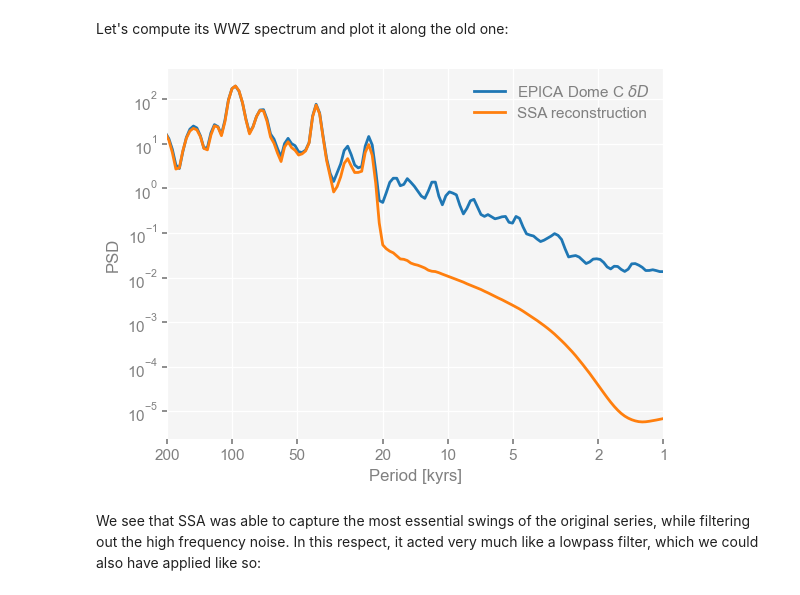
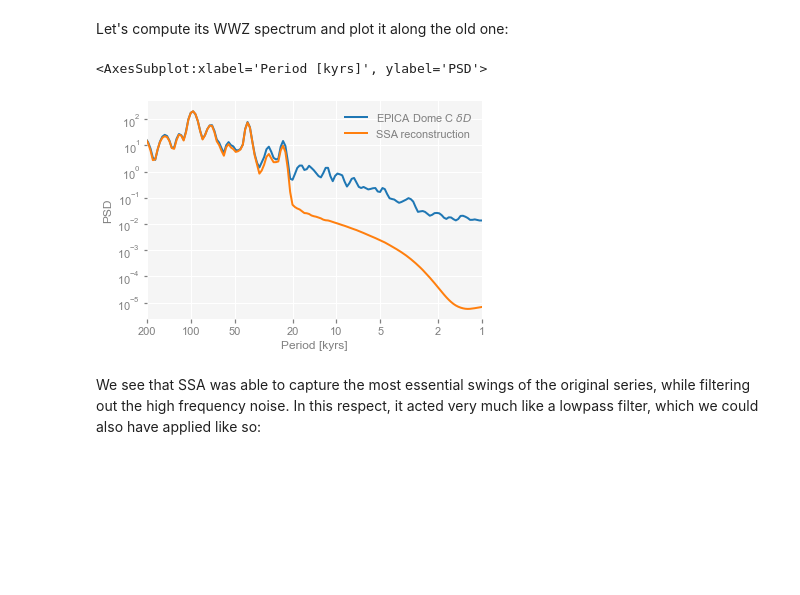
Before and after one commit to LinkedEarth/paleobooks_mathom, a Jupyter notebook: notebooks/EDC_demo.ipynb, the cells around one changed output. Drawn from its saved outputs; the diff is of its cells as text; code cells hidden in the pictures; blank space fills up the shorter version.

```diff
--- a/notebooks/EDC_demo.ipynb
+++ b/notebooks/EDC_demo.ipynb
@@ -176,11 +174,11 @@ Let's compute its WWZ spectrum and plot it along the old one:
 # %%
 fig, ax = plt.subplots()
 psd_wwz.plot(ax=ax,mute=True)
 psd_rcwwz = dDrc.spectral(method='wwz')
 psd_rcwwz.plot(ax=ax)
-pyleo.showfig(fig)
 # %% [output]
+<AxesSubplot:xlabel='Period [kyrs]', ylabel='PSD'>
-[figure, old version]
+[figure, new version]
 # %% [markdown]
 We see that SSA was able to capture the most essential swings of the original series, while filtering out the high frequency noise. In this respect, it acted very much like a lowpass filter, which we could also have applied like so:
 # %%
```
Also changed, not shown: parts of 19 cells of this notebook.
